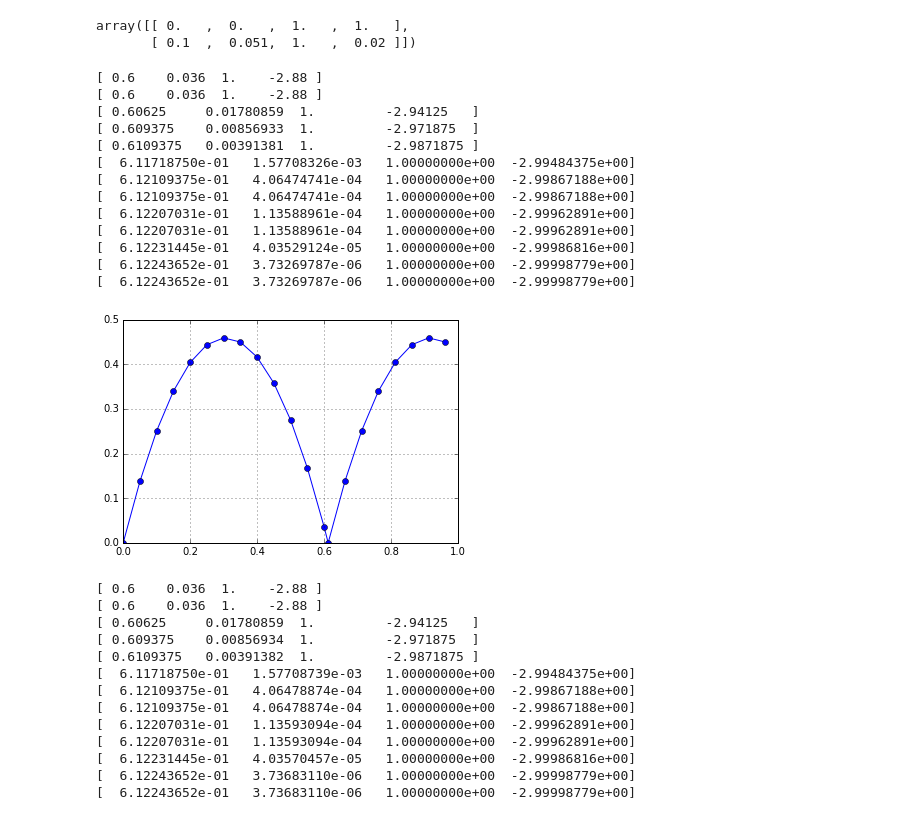
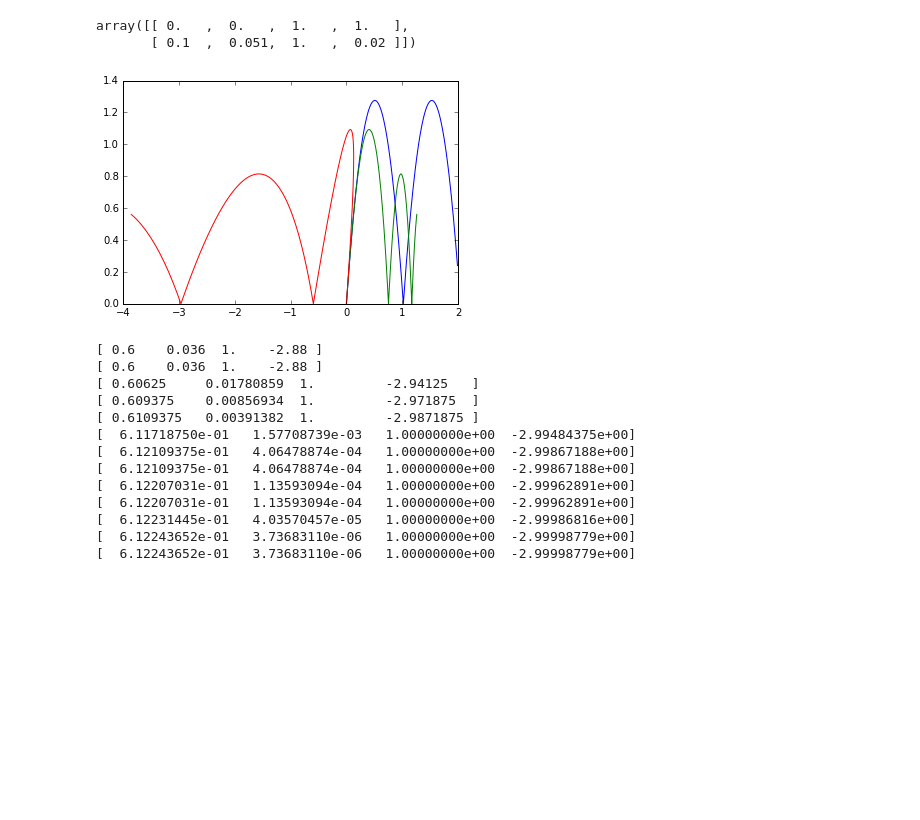
Before and after one commit to josevillh/cursophyton, a Jupyter notebook: notebook2(1).ipynb, the cells around one changed output. Drawn from its saved outputs; the diff is of its cells as text; code cells hidden in the pictures; blank space fills up the shorter version.

```diff
--- a/notebook2(1).ipynb
+++ b/notebook2(1).ipynb
@@ -86,7 +86,7 @@ def rebote(punto,dt,param):
     return [sol[0][0],sol[0][1],sol[0][2],-sol[0][3]]
 # %%
 def trayectoria (pto_ini,t_fin,param=[0,[0,0],1,9.8]):
-    t_total,dt=[0],0.05
+    t_total,dt=[0],0.01
     t_actual=0
     y=[pto_ini[0]]
     z=[pto_ini[1]]
@@ -103,25 +103,14 @@ def trayectoria (pto_ini,t_fin,param=[0,[0,0],1,9.8]):
             z.append(sol[:,1][1])
             pto_ini=sol[1]
     return y,z
-# %%
-y,z= trayectoria([0,0,1,3],1)
-plot(y,z,'o-')
-grid (True)
-# %% [output]
-[ 0.6    0.036  1.    -2.88 ]
-[ 0.6    0.036  1.    -2.88 ]
-[ 0.60625     0.01780859  1.         -2.94125   ]
-[ 0.609375    0.00856933  1.         -2.971875  ]
-[ 0.6109375   0.00391381  1.         -2.9871875 ]
-[  6.11718750e-01   1.57708326e-03   1.00000000e+00  -2.99484375e+00]
-[  6.12109375e-01   4.06474741e-04   1.00000000e+00  -2.99867188e+00]
-[  6.12109375e-01   4.06474741e-04   1.00000000e+00  -2.99867188e+00]
-[  6.12207031e-01   1.13588961e-04   1.00000000e+00  -2.99962891e+00]
-[  6.12207031e-01   1.13588961e-04   1.00000000e+00  -2.99962891e+00]
-[  6.12231445e-01   4.03529124e-05   1.00000000e+00  -2.99986816e+00]
-[  6.12243652e-01   3.73269787e-06   1.00000000e+00  -2.99998779e+00]
-[  6.12243652e-01   3.73269787e-06   1.00000000e+00  -2.99998779e+00]
-[figure, removed]
+# %%
+y_id,z_id= trayectoria([0,0,1,5],2)
+y_f,z_f= trayectoria([0,0,1,5],2,[0.5,[0,0],1,9.8])
+y_v,z_v= trayectoria([0,0,1,5],2,[0.5,[-3.5,0],1,9.8])
+plot(y_id,z_id,y_f,z_f,y_v,z_v)
+show()
+# %% [output]
+[figure, added]
 # %%
 rebote([ 0.6,0.036,1.,-2.88],0.05,[0,[0,0],1,9.8])
 # %% [output]
```
Also changed, not shown: parts of 1 cell of this notebook.
